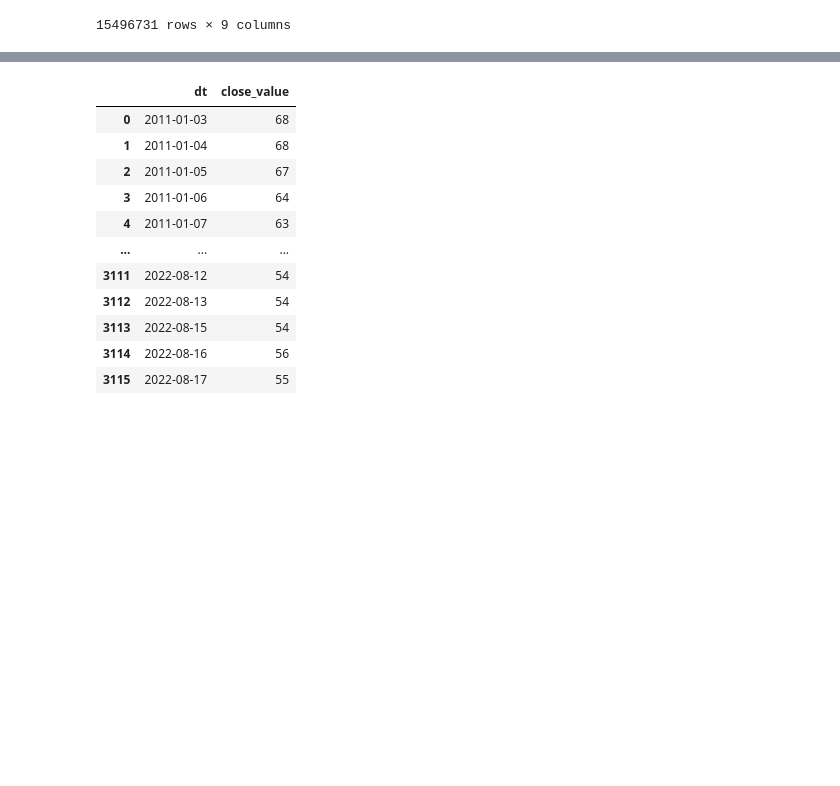
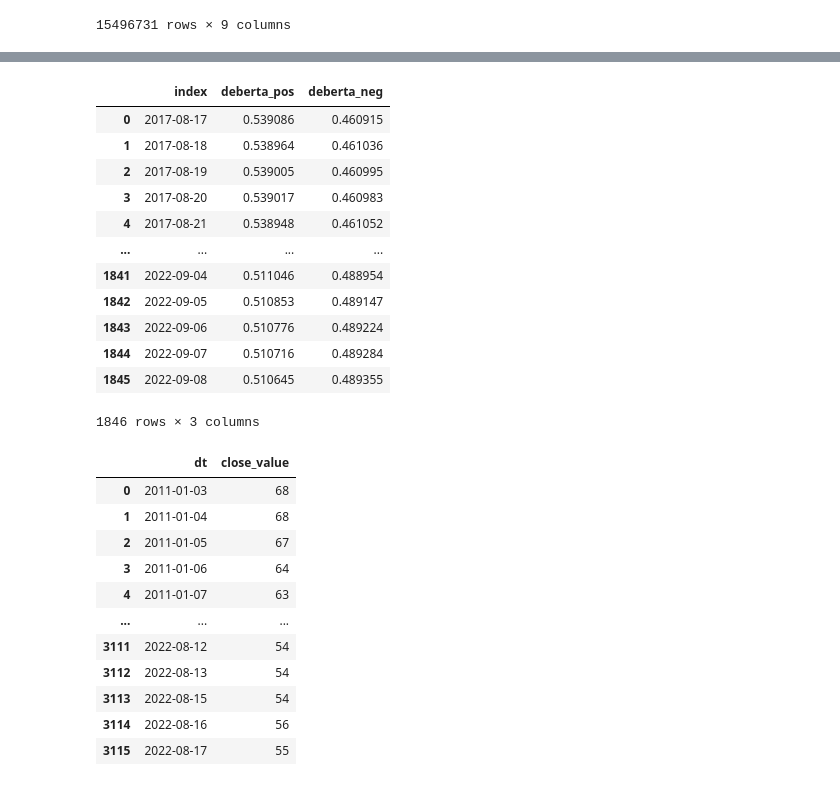
Before and after one commit to yeyechen/NLP-news-sentiment-on-cryptos, a Jupyter notebook: notebooks/model.ipynb, the cells around one changed output, grey strips where cells are left out. Cells and saved outputs as stored; diff of their text form; code cells hidden in the pictures; blank space fills up the shorter version.

```diff
--- a/notebooks/model.ipynb
+++ b/notebooks/model.ipynb
@@ -77,7 +78,7 @@ df
 # %%
 # counts data
-ticker_counts = pd.read_pickle('sNv.pkl').groupby('datadate').apply(lambda x: len(x['tic'].unique()))
-ticker_counts_sector = pd.read_pickle('sNv.pkl').groupby(['gsector', 'datadate']).apply(lambda x: len(x['tic'].unique()))
+ticker_counts = pd.read_pickle('/Users/dan/Desktop/Fin7036_NLP/Non-JaneStreet/data/sNv.pkl').groupby('datadate').apply(lambda x: len(x['tic'].unique()))
+ticker_counts_sector = pd.read_pickle('/Users/dan/Desktop/Fin7036_NLP/Non-JaneStreet/data/sNv.pkl').groupby(['gsector', 'datadate']).apply(lambda x: len(x['tic'].unique()))
 ticker_counts = ticker_counts[(ticker_counts.index >= '2017-08-17') & (ticker_counts.index <= '2022-09-06')]
 ticker_counts_sector = ticker_counts_sector[(ticker_counts_sector.index.get_level_values(1) >= '2017-08-17'
                                             ) & (ticker_counts_sector.index.get_level_values(1) <= '2022-09-06')]
@@ -93,20 +94,20 @@ def sentiment_cluster(df_, stock_counts, freq='d', impact=3):
         stock_counts = df_[['count', freq_col]].drop_duplicates().set_index([freq_col])
     else:
         freq_col = 'date'
+        stock_counts.name = 'count'
     # for the repeated news about the same stock at a certain period, we take the average.
-    temp_senti_s = df_.groupby(['ticker', freq_col]).apply(lambda x: x[['finbert_pos', 'finbert_neg', 'finbert_neu']].mean(axis=0))
+    temp_senti_s = df_.groupby(['ticker', freq_col]).apply(lambda x: x[['deberta_pos', 'deberta_neg']].mean(axis=0))
     # suppose the stocks have no news remain the same sentiment score as last period.
     temp_senti_freq = temp_senti_s.groupby(level=1).mean()
     temp_count_freq = temp_senti_s.groupby(level=1).apply(lambda x: x.shape[0])
     temp_count_freq.name = 'inner_count'
     temp_merge = pd.concat([stock_counts, temp_count_freq, temp_senti_freq], axis=1).sort_index().ffill()
-    cluster_dict = {'finbert_pos': [], 'finbert_neg': [], 'finbert_neu': []}
-    last_senti = {'finbert_pos': temp_merge.head(1)['finbert_pos'].values[0],
-                  'finbert_neg': temp_merge.head(1)['finbert_neg'].values[0],
-                  'finbert_neu': temp_merge.head(1)['finbert_neu'].values[0]}
+    cluster_dict = {'deberta_pos': [], 'deberta_neg': []}  #, 'finbert_neu': []}
+    last_senti = {'deberta_pos': temp_merge.head(1)['deberta_pos'].values[0],
+                  'deberta_neg': temp_merge.head(1)['deberta_neg'].values[0]}
+                #   'finbert_neu': temp_merge.head(1)['finbert_neu'].values[0]}
     for ind, row in temp_merge.iterrows():
-        print(ind)
-        for s in ['finbert_pos', 'finbert_neg', 'finbert_neu']:
+        for s in ['deberta_pos', 'deberta_neg']:
             temp_put = (row[s] * impact * row['inner_count'] + last_senti[s] * (row['count'] - row['inner_count'])
                            ) / (impact * row['inner_count'] + row['count'] - row['inner_count'])
 
@@ -152,2 +169,2 @@ see
 # %%
-finbert_cluster = sentiment_cluster(df, ticker_counts)
+deberta_cluster = sentiment_cluster(df, ticker_counts)
@@ -170 +187,24 @@ finbert_cluster
+# %%
+# Save to Parquet with proper datetime handling
+deberta_cluster.reset_index().to_parquet(
+    'deberta_sentiment_score.parquet',
+    index=False,
+    engine='pyarrow'
+)
+
+df1 = pd.read_parquet('deberta_sentiment_score.parquet')
+# %% [output]
+|  | index | deberta_pos | deberta_neg |
+| 0 | 2017-08-17 | 0.539086 | 0.460915 |
+| 1 | 2017-08-18 | 0.538964 | 0.461036 |
+| 2 | 2017-08-19 | 0.539005 | 0.460995 |
+| 3 | 2017-08-20 | 0.539017 | 0.460983 |
+| 4 | 2017-08-21 | 0.538948 | 0.461052 |
+| ... | ... | ... | ... |
+| 1841 | 2022-09-04 | 0.511046 | 0.488954 |
+| 1842 | 2022-09-05 | 0.510853 | 0.489147 |
+| 1843 | 2022-09-06 | 0.510776 | 0.489224 |
+| 1844 | 2022-09-07 | 0.510716 | 0.489284 |
+| 1845 | 2022-09-08 | 0.510645 | 0.489355 |
+1846 rows × 3 columns
 # %%
```
Also changed, not shown: parts of 12 cells of this notebook, 1 other file.
